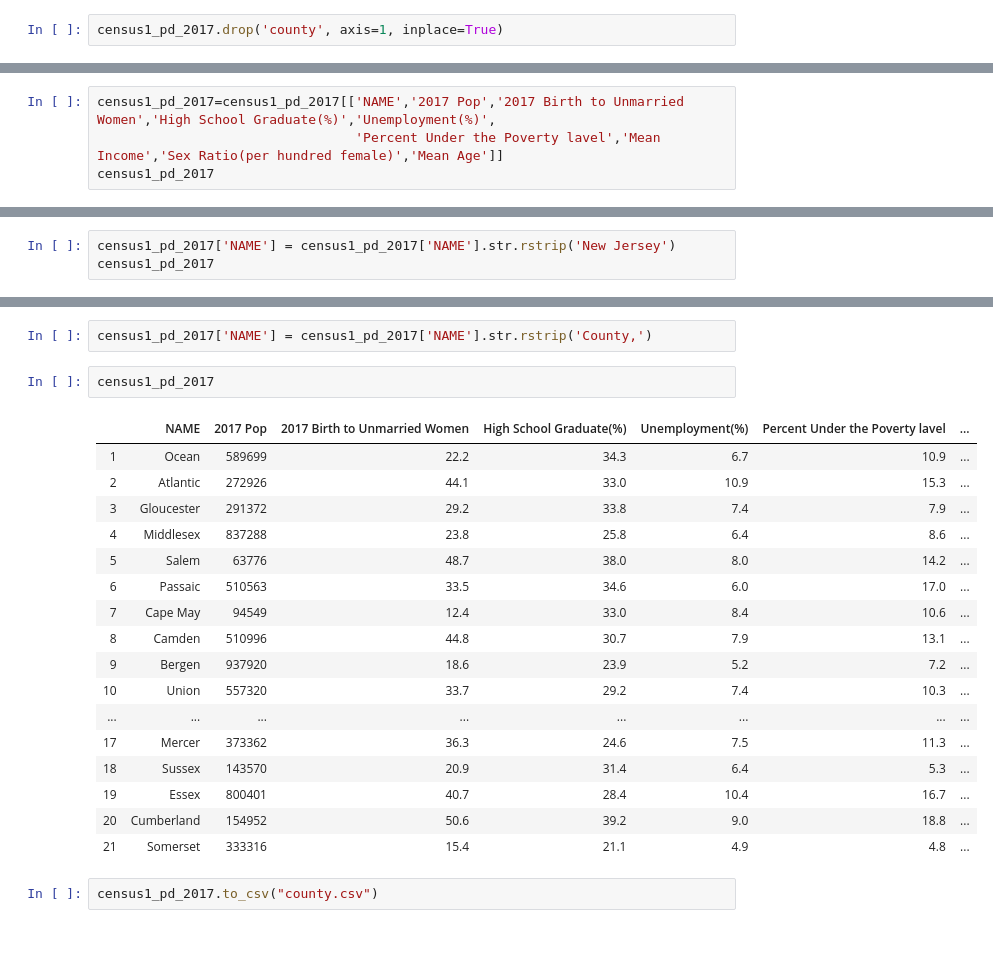
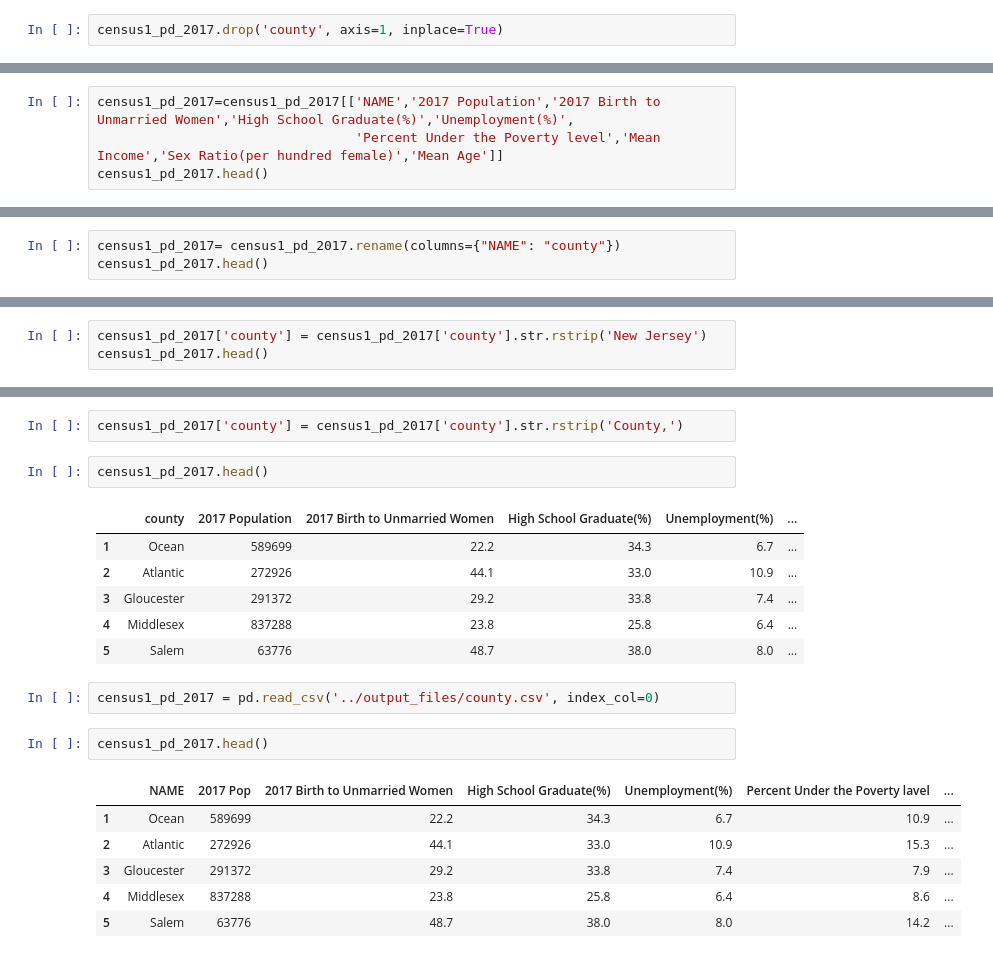
Before and after one commit to Harmeet2504/ETL-Project, a Jupyter notebook: codes/County.ipynb, the cells around one changed output, grey strips where cells are left out. Saved outputs shown, nothing was run; the diff lists cells and outputs as text.

```diff
--- a/codes/County.ipynb
+++ b/codes/County.ipynb
@@ -93,5 +60,5 @@ census1_pd_2017
 # %%
-census1_pd_2017=census1_pd_2017[['NAME','2017 Pop','2017 Birth to Unmarried Women','High School Graduate(%)','Unemployment(%)',
-                                 'Percent Under the Poverty lavel','Mean Income','Sex Ratio(per hundred female)','Mean Age']]
-census1_pd_2017
+census1_pd_2017=census1_pd_2017[['NAME','2017 Population','2017 Birth to Unmarried Women','High School Graduate(%)','Unemployment(%)',
+                                 'Percent Under the Poverty level','Mean Income','Sex Ratio(per hundred female)','Mean Age']]
+census1_pd_2017.head()
 # %% [output]
@@ -114,0 +71,3 @@ census1_pd_2017
+# %%
+census1_pd_2017= census1_pd_2017.rename(columns={"NAME": "county"})
+census1_pd_2017.head()
@@ -115,4 +81,4 @@ census1_pd_2017
 # %%
-census1_pd_2017['NAME'] = census1_pd_2017['NAME'].str.rstrip('New Jersey')
-census1_pd_2017
+census1_pd_2017['county'] = census1_pd_2017['county'].str.rstrip('New Jersey')
+census1_pd_2017.head()
 # %% [output]
@@ -136,24 +91,22 @@ census1_pd_2017
 # %%
-census1_pd_2017['NAME'] = census1_pd_2017['NAME'].str.rstrip('County,')
+census1_pd_2017['county'] = census1_pd_2017['county'].str.rstrip('County,')
 # %%
-census1_pd_2017
+census1_pd_2017.head()
 # %% [output]
-|  | NAME | 2017 Pop | 2017 Birth to Unmarried Women | High School Graduate(%) | Unemployment(%) | Percent Under the Poverty lavel | ... |
-| 1 | Ocean | 589699 | 22.2 | 34.3 | 6.7 | 10.9 | ... |
-| 2 | Atlantic | 272926 | 44.1 | 33.0 | 10.9 | 15.3 | ... |
-| 3 | Gloucester | 291372 | 29.2 | 33.8 | 7.4 | 7.9 | ... |
-| 4 | Middlesex | 837288 | 23.8 | 25.8 | 6.4 | 8.6 | ... |
-| 5 | Salem | 63776 | 48.7 | 38.0 | 8.0 | 14.2 | ... |
-| 6 | Passaic | 510563 | 33.5 | 34.6 | 6.0 | 17.0 | ... |
-| 7 | Cape May | 94549 | 12.4 | 33.0 | 8.4 | 10.6 | ... |
-| 8 | Camden | 510996 | 44.8 | 30.7 | 7.9 | 13.1 | ... |
-| 9 | Bergen | 937920 | 18.6 | 23.9 | 5.2 | 7.2 | ... |
-| 10 | Union | 557320 | 33.7 | 29.2 | 7.4 | 10.3 | ... |
-| ... | ... | ... | ... | ... | ... | ... | ... |
-| 17 | Mercer | 373362 | 36.3 | 24.6 | 7.5 | 11.3 | ... |
-| 18 | Sussex | 143570 | 20.9 | 31.4 | 6.4 | 5.3 | ... |
-| 19 | Essex | 800401 | 40.7 | 28.4 | 10.4 | 16.7 | ... |
-| 20 | Cumberland | 154952 | 50.6 | 39.2 | 9.0 | 18.8 | ... |
-| 21 | Somerset | 333316 | 15.4 | 21.1 | 4.9 | 4.8 | ... |
+|  | county | 2017 Population | 2017 Birth to Unmarried Women | High School Graduate(%) | Unemployment(%) | ... |
+| 1 | Ocean | 589699 | 22.2 | 34.3 | 6.7 | ... |
+| 2 | Atlantic | 272926 | 44.1 | 33.0 | 10.9 | ... |
+| 3 | Gloucester | 291372 | 29.2 | 33.8 | 7.4 | ... |
+| 4 | Middlesex | 837288 | 23.8 | 25.8 | 6.4 | ... |
+| 5 | Salem | 63776 | 48.7 | 38.0 | 8.0 | ... |
 # %%
-census1_pd_2017.to_csv("county.csv")
+census1_pd_2017 = pd.read_csv('../output_files/county.csv', index_col=0)
+# %%
+census1_pd_2017.head()
+# %% [output]
+|  | NAME | 2017 Pop | 2017 Birth to Unmarried Women | High School Graduate(%) | Unemployment(%) | Percent Under the Poverty lavel | ... |
+| 1 | Ocean | 589699 | 22.2 | 34.3 | 6.7 | 10.9 | ... |
+| 2 | Atlantic | 272926 | 44.1 | 33.0 | 10.9 | 15.3 | ... |
+| 3 | Gloucester | 291372 | 29.2 | 33.8 | 7.4 | 7.9 | ... |
+| 4 | Middlesex | 837288 | 23.8 | 25.8 | 6.4 | 8.6 | ... |
+| 5 | Salem | 63776 | 48.7 | 38.0 | 8.0 | 14.2 | ... |
```
Also changed, not shown: parts of 7 cells of this notebook, 18 other files.
